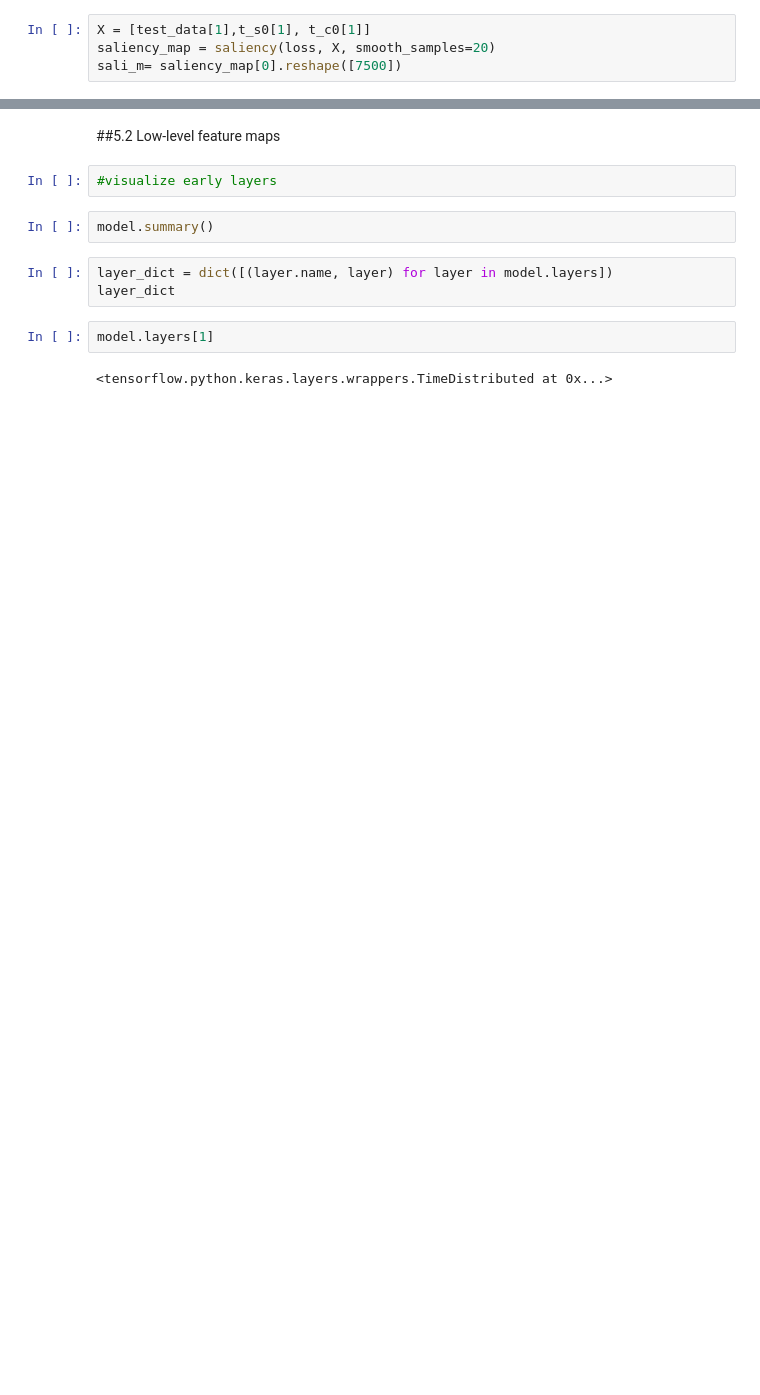
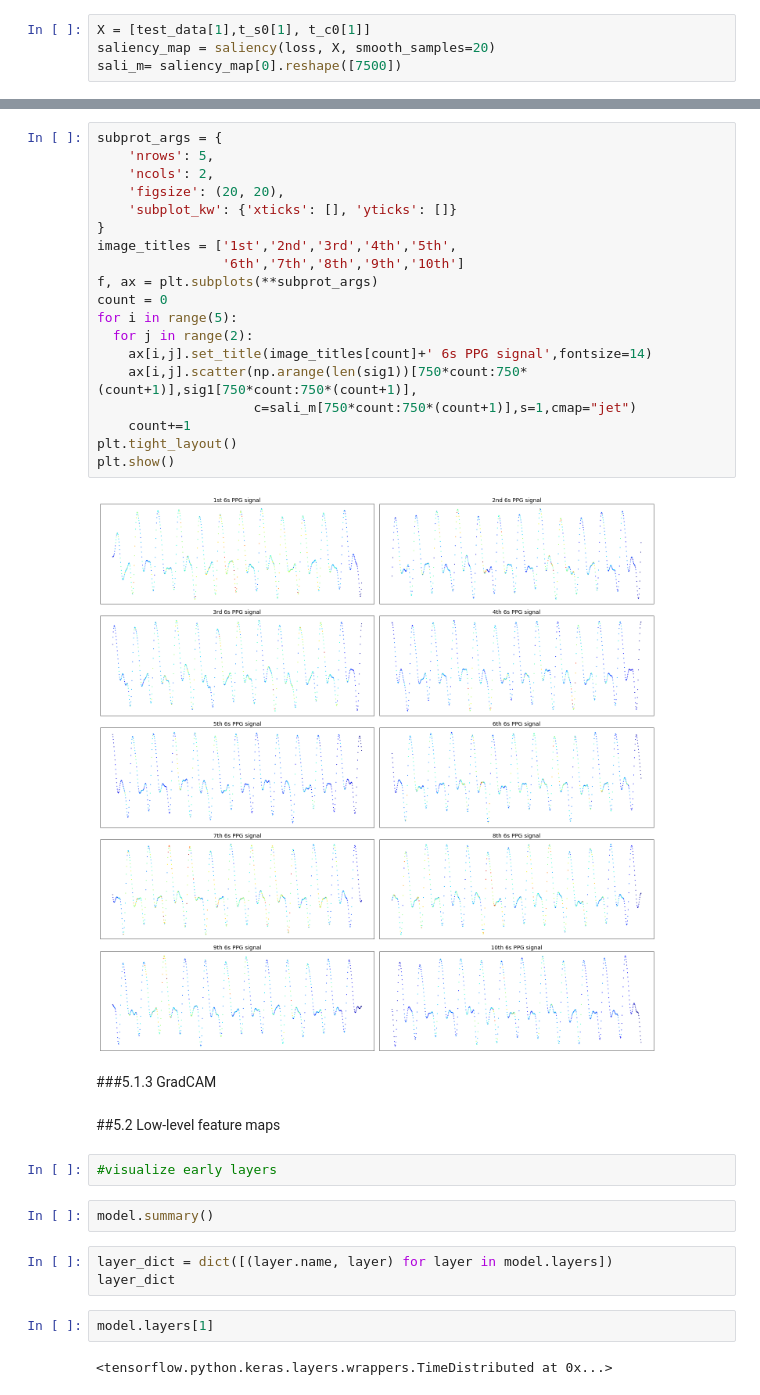
Before and after one commit to supertime1/BP_PPG, a Jupyter notebook: Visualization/Model_Analysis_Vis.ipynb, the cells around one changed output, grey strips where cells are left out. Cells and saved outputs as stored; diff of their text form; blank space fills up the shorter version.

```diff
--- a/Visualization/Model_Analysis_Vis.ipynb
+++ b/Visualization/Model_Analysis_Vis.ipynb
@@ -189,3 +189,26 @@ plt.show()
+# %%
+subprot_args = {
+    'nrows': 5,
+    'ncols': 2,
+    'figsize': (20, 20),
+    'subplot_kw': {'xticks': [], 'yticks': []}
+}
+image_titles = ['1st','2nd','3rd','4th','5th',
+                '6th','7th','8th','9th','10th']
+f, ax = plt.subplots(**subprot_args)
+count = 0
+for i in range(5):
+  for j in range(2):
+    ax[i,j].set_title(image_titles[count]+' 6s PPG signal',fontsize=14)
+    ax[i,j].scatter(np.arange(len(sig1))[750*count:750*(count+1)],sig1[750*count:750*(count+1)],
+                    c=sali_m[750*count:750*(count+1)],s=1,cmap="jet")
+    count+=1
+plt.tight_layout()
+plt.show()
+# %% [output]
+[figure, added]
+# %% [markdown]
+###5.1.3 GradCAM
 # %% [markdown]
 ##5.2 Low-level feature maps
 # %%
```
Also changed, not shown: parts of 3 cells of this notebook.
